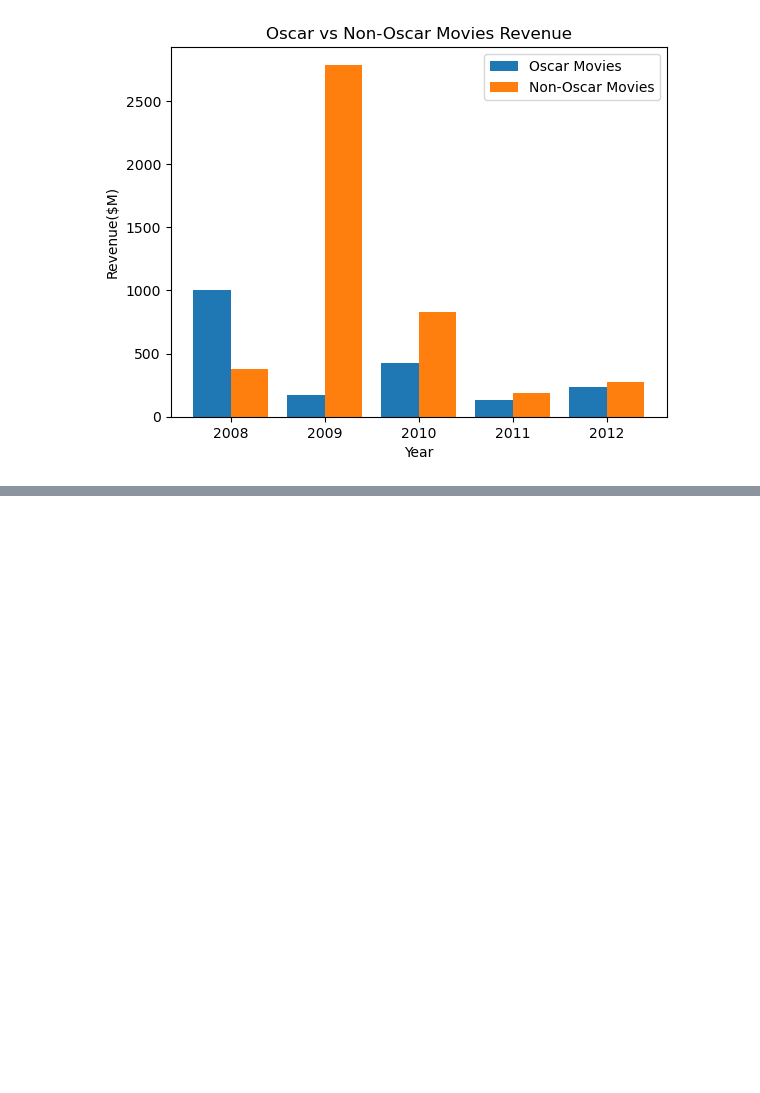
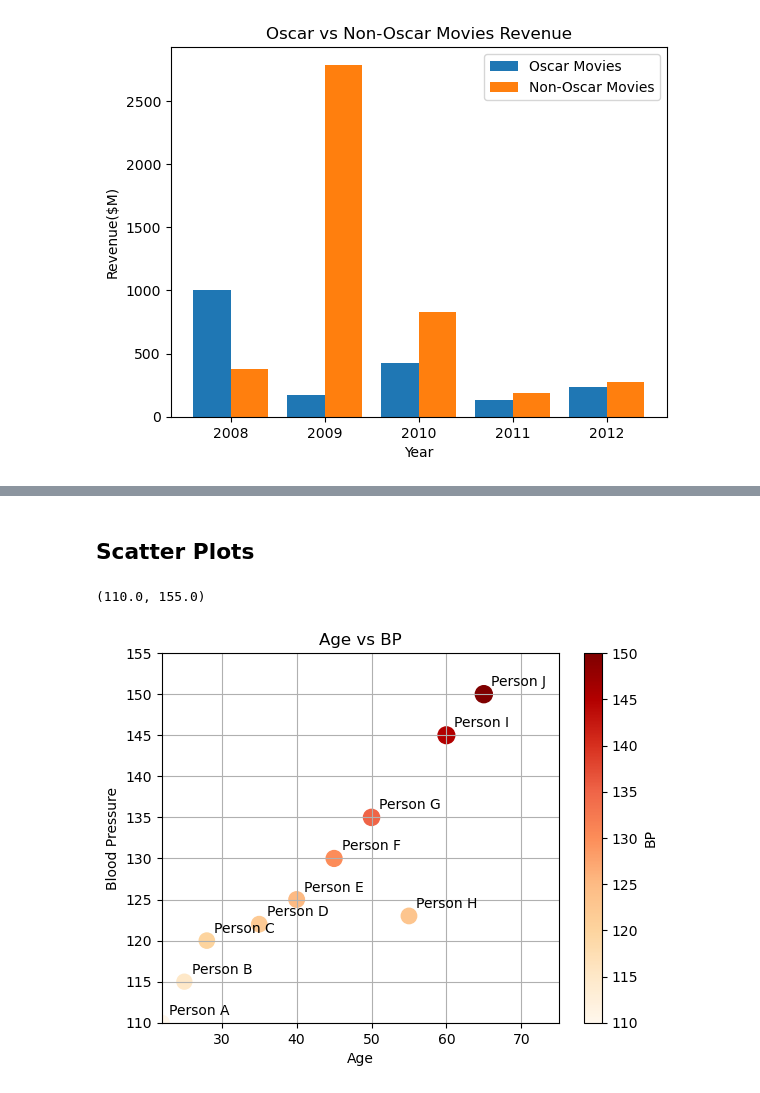
Before and after one commit to OMPRAKASH261/Prime-AI_ML_DS, a Jupyter notebook: DataVisualization/matplotlib_tutorial.ipynb, the cells around one changed output, grey strips where cells are left out. Drawn from its saved outputs; the diff is of its cells as text; code cells hidden in the pictures; blank space fills up the shorter version.

```diff
--- a/DataVisualization/matplotlib_tutorial.ipynb
+++ b/DataVisualization/matplotlib_tutorial.ipynb
@@ -253,0 +256,36 @@ plt.xticks(x, years)
+# %% [markdown]
+## Scatter Plots
+# %%
+#scatter plots
+people = ["Person A", "Person B", "Person C", "Person D", "Person E",
+          "Person F", "Person G", "Person H", "Person I", "Person J"]
+age = [22, 25, 28, 35, 40, 45, 50, 55, 60, 65]
+bp = [110, 115, 120, 122, 125, 130, 135, 123, 145, 150]
+
+
+# colors = ["red", "green", "blue", "yellow", "pink", "purple", "red", "green", "blue", "yellow"]
+# colors = ["green" if x < 135 else "red" for x in bp]
+# plt.scatter(age, bp, color=colors)
+# plt.scatter(age, bp, color="red")
+# plt.scatter(age, bp, color=colors, s=bp, marker="o", alpha=0.3)
+
+# plt.scatter(age, bp, s=bp, cmap="plasma", c=bp)
+plt.scatter(age, bp, s=bp, cmap="OrRd", c=bp)
+
+plt.title("Age vs BP")
+plt.xlabel("Age")
+plt.ylabel("Blood Pressure")
+
+plt.grid()
+# plt.colorbar()
+plt.colorbar(label="BP")
+
+# Annoatations
+for i in range(len(people)):
+    plt.annotate(people[i], xy=(age[i], bp[i]), xytext=(age[i]+1, bp[i]+1))
+
+plt.xlim(min(age), max(age)+10)
+plt.ylim(min(bp), max(bp)+5)
+# %% [output]
+(110.0, 155.0)
+[figure, added]
```
Also changed, not shown: parts of 8 cells of this notebook.
